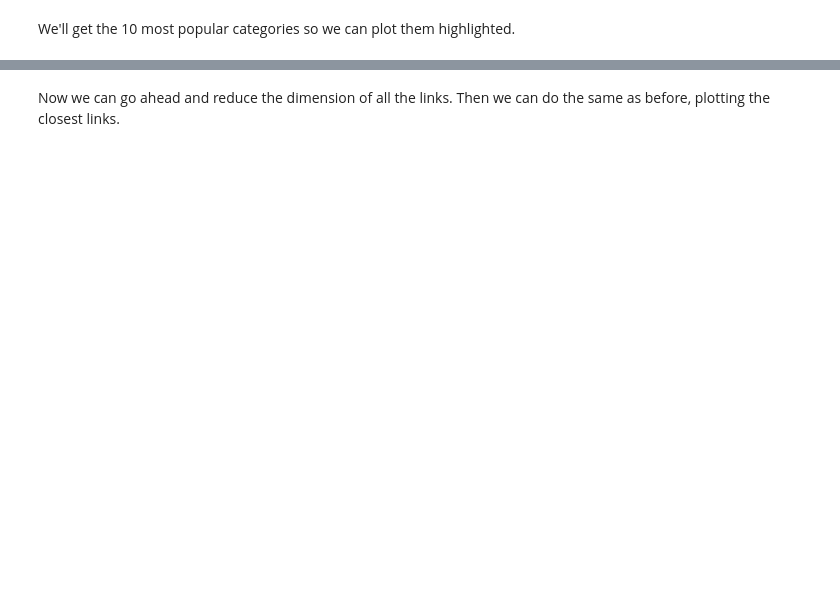
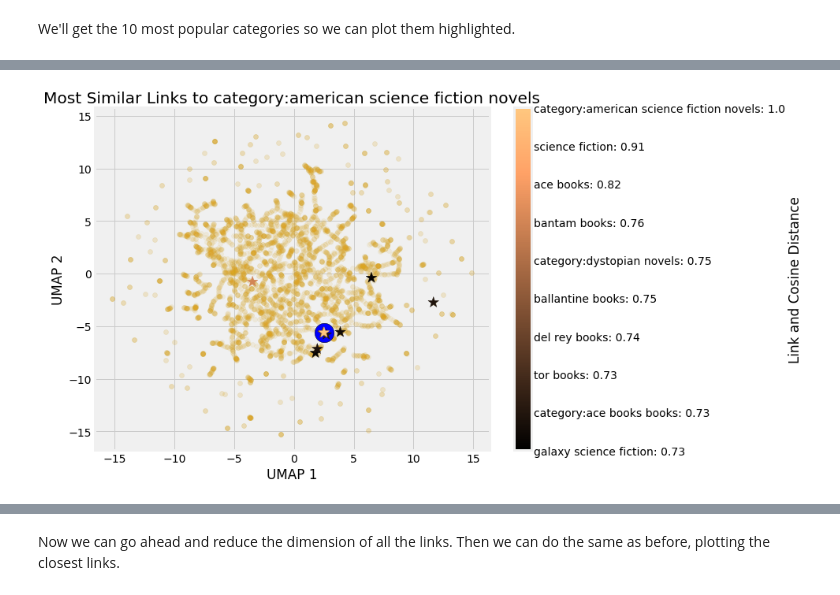
Before and after one commit to WillKoehrsen/wikipedia-data-science, a Jupyter notebook: Book Recommendation System.ipynb, the cells around one changed output, grey strips where cells are left out. Saved outputs shown, nothing was run; the diff lists cells and outputs as text; code cells hidden in the pictures; blank space fills up the shorter version.

```diff
--- a/Book Recommendation System.ipynb
+++ b/Book Recommendation System.ipynb
@@ -898,5 +951,5 @@ plot_closest('A Brief History of Time', book_weights_acc, 'book', 10, book_ru)
 Let's look at reducing the dimension of the embedding for the links. We'll start with only the categories.
 # %%
 idx_to_include = [idx for link, idx in link_index.items() if 'category:' in link]
-link_ru = reduce_dim(link_weights_acc[idx_to_include], components = 2, method = 'umap')
+link_ru = reduce_dim(link_weights_class[idx_to_include], components = 2, method = 'umap')
 link_ru.shape
@@ -919,3 +976,5 @@ plt.xlabel('UMAP 1'); plt.ylabel('UMAP 2'); plt.title('UMAP Visualization of Wik
 # %%
-plot_closest('category:american science fiction novels', link_weights_acc, 'link', 10, link_ru)
+plot_closest('category:american science fiction novels', link_weights_class, 'link', 10, link_ru)
+# %% [output]
+[figure, added]
 # %%
```
Also changed, not shown: parts of 21 cells of this notebook, 2 other files.
